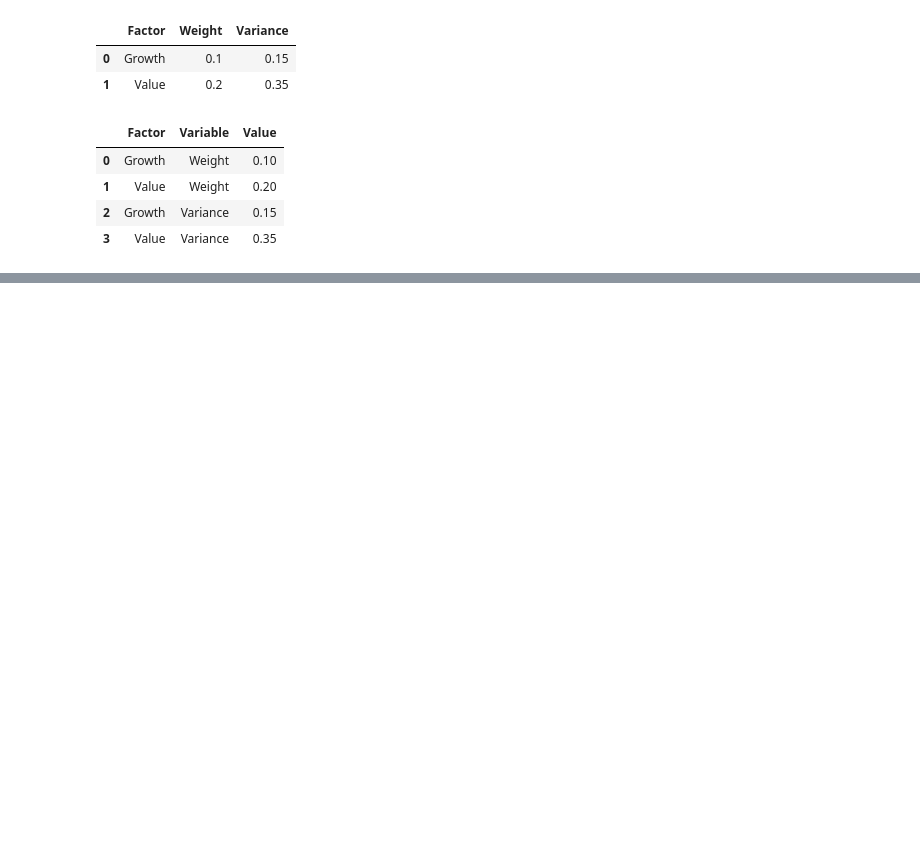
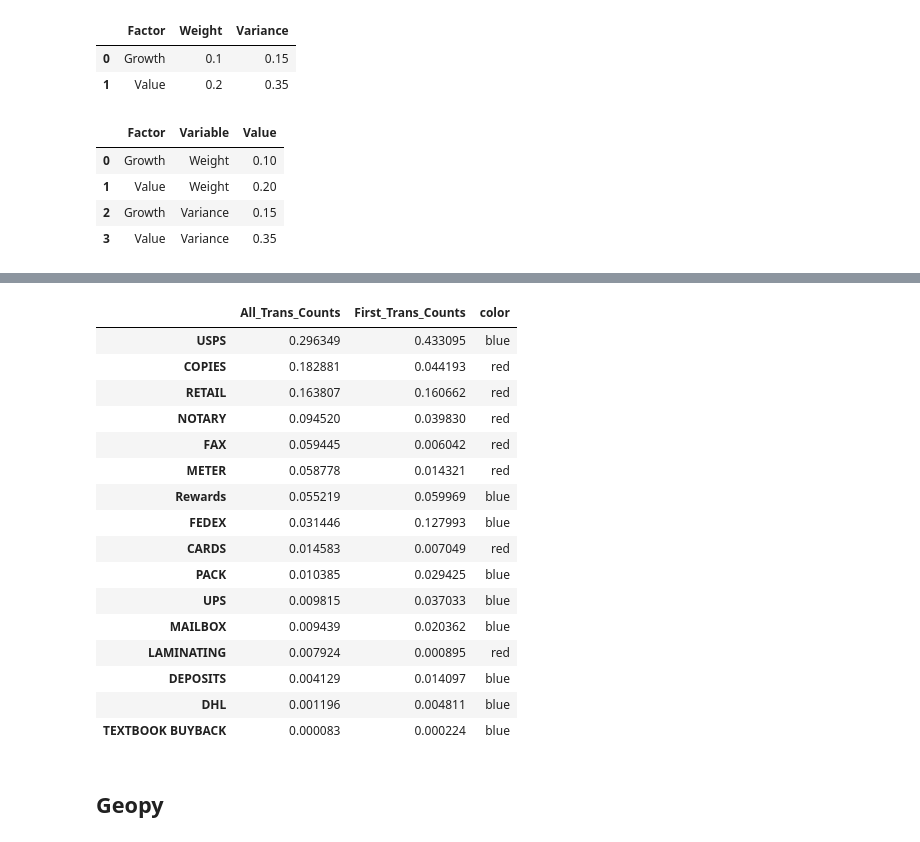
Before and after one commit to chapmanderek/ASAP-Analysis, a Jupyter notebook: asap_notebook.ipynb, the cells around one changed output, grey strips where cells are left out. Cells and saved outputs as stored; diff of their text form; code cells hidden in the pictures; blank space fills up the shorter version.

```diff
--- a/asap_notebook.ipynb
+++ b/asap_notebook.ipynb
@@ -374,0 +417,31 @@ def write_first_transactions_to_file(first_trans):
+# %%
+###load and prep data
+customers = list(transactions.Customer.unique())
+customers.pop(customers.index('Cash, Check, Charge'))
+
+first_transactions = transactions.sort_values(by=['Customer','DateStamp']).groupby('Customer').head(1)
+first_transactions = first_transactions[['Customer', 'DateStamp']]
+first_transactions['transactions'] = None
+first_transactions['retail_cat'] = None
+first_transactions.reset_index(drop=True, inplace=True)
+
+customers = list(transactions.Customer.unique())
+print("Total Customers = ", len(customers))
+for i, customer in enumerate(customers):
+    if i % 250 == 0 : print(str(i) + "  ", end="")
+    cust_first_date = first_transactions[first_transactions.Customer == customer]['DateStamp']
+    cust_first_date = cust_first_date.item()
+
+    tdf = transactions.loc[(transactions.Customer == customer) & (transactions.DateStamp == cust_first_date)]
+    cust_trans = list(tdf['Department'].unique()) #get rid of duplicates [USPS, USPS] but keep as a list
+    cust_trans = sorted(cust_trans)
+    cust_idx = first_transactions[first_transactions.Customer == customer].index[0]
+    first_transactions.at[cust_idx, 'transactions'] = cust_trans
+
+    cust_retail = tdf.Retail_category.unique()
+    first_transactions.at[cust_idx, 'retail_cat'] = cust_retail
+
+    # if i > 0 : print(cust_retail)
+    # if i > 3 : break
+first_transactions['original_trans'] = first_transactions.transactions
+first_transactions.transactions = first_transactions.transactions.apply(lambda x: '/'.join(x))
@@ -536,0 +758,22 @@ usps_avg
+# %%
+info_df
+# %% [output]
+|  | All_Trans_Counts | First_Trans_Counts | color |
+| USPS | 0.296349 | 0.433095 | blue |
+| COPIES | 0.182881 | 0.044193 | red |
+| RETAIL | 0.163807 | 0.160662 | red |
+| NOTARY | 0.094520 | 0.039830 | red |
+| FAX | 0.059445 | 0.006042 | red |
+| METER | 0.058778 | 0.014321 | red |
+| Rewards | 0.055219 | 0.059969 | blue |
+| FEDEX | 0.031446 | 0.127993 | blue |
+| CARDS | 0.014583 | 0.007049 | red |
+| PACK | 0.010385 | 0.029425 | blue |
+| UPS | 0.009815 | 0.037033 | blue |
+| MAILBOX | 0.009439 | 0.020362 | blue |
+| LAMINATING | 0.007924 | 0.000895 | red |
+| DEPOSITS | 0.004129 | 0.014097 | blue |
+| DHL | 0.001196 | 0.004811 | blue |
+| TEXTBOOK BUYBACK | 0.000083 | 0.000224 | blue |
+# %% [markdown]
+## Geopy
```
Also changed, not shown: parts of 71 cells of this notebook, 8 other files.
